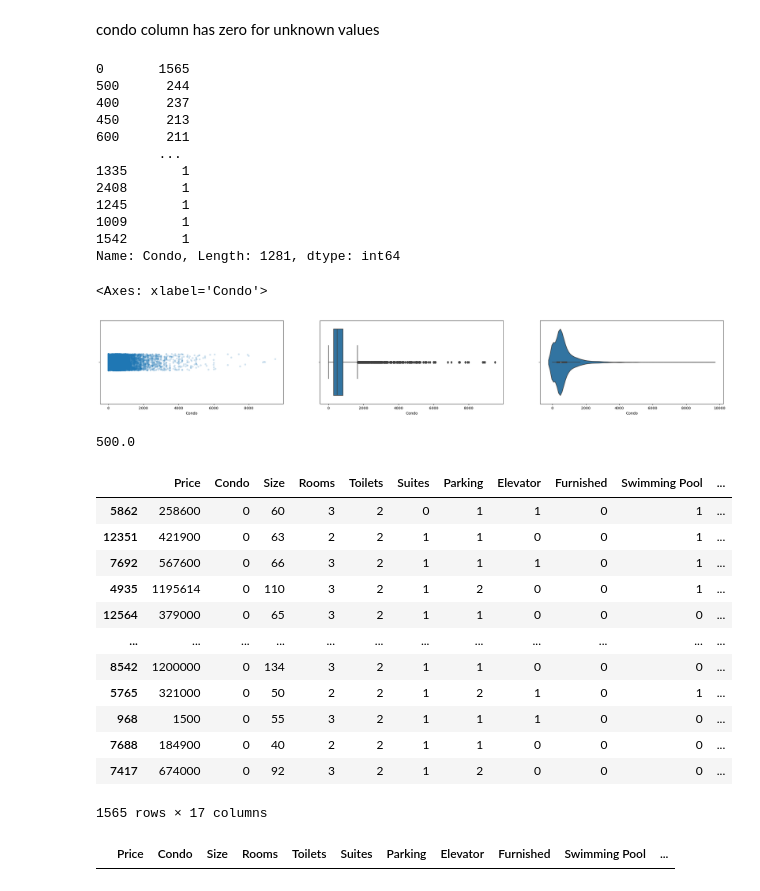
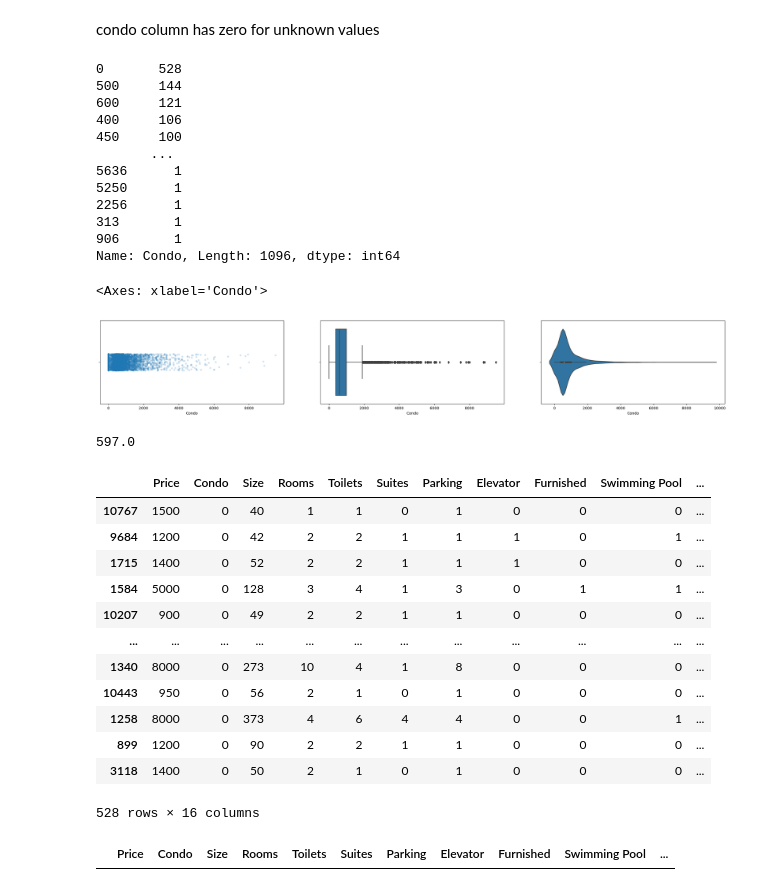
Before and after one commit to HWatanuki/Trabalho_D2APR, a Jupyter notebook: saopaulo-housing.ipynb, the cells around one changed output. Drawn from its saved outputs; the diff is of its cells as text; code cells hidden in the pictures.

```diff
--- a/saopaulo-housing.ipynb
+++ b/saopaulo-housing.ipynb
@@ -88,3 +124,6 @@ display()  # just to avoid texts in the notebook output
 ## 3. Preprocessing the data
 
 3.1 segmenting the core predictor (size)
+# %%
+housing_rent=housing[housing['Negotiation Type']=='rent']
+housing_rent
@@ -126,3 +166,3 @@ https://exame.com/mercado-imobiliario/menor-apartamento-pais-10-metros-quadrados
 # %%
-housing['Size_group'] = pd.cut(housing['Size'], bins=[0, 50, 100, 150, np.inf],
+housing_rent['Size_group'] = pd.cut(housing_rent['Size'], bins=[0, 50, 100, 150, np.inf],
                                         labels=[1, 2, 3, 4], include_lowest=True)
@@ -162,5 +208,5 @@ sns.histplot(housing['Size_group'])
 # %%
 from sklearn.model_selection import train_test_split
 
-housing_train, housing_test = train_test_split(housing, test_size=0.2, stratify=housing['Size_group'], random_state=42)
+housing_rent_train, housing_rent_test = train_test_split(housing_rent, test_size=0.2, stratify=housing_rent['Size_group'], random_state=42)
 # %%
@@ -209,7 +255,7 @@ housing_test['Size_group'].value_counts() / len(housing_test['Size_group'])
 Name: Size_group, dtype: float64
 # %%
 # removing the attribute 'median_income_group'
-housing_train = housing_train.drop(columns=['Size_group'])
-housing_test = housing_test.drop(columns=['Size_group'])
+housing_rent_train = housing_rent_train.drop(columns=['Size_group'])
+housing_rent_test = housing_rent_test.drop(columns=['Size_group'])
 # %%
 # if you want to keep the reference for the row indices from the original dataset, remove the index=False
@@ -220,28 +266,28 @@ housing_test.to_csv('./sample_data/housing_test.csv', index=False)
 # %% [markdown]
 condo column has zero for unknown values
 # %%
-housing_train['Condo'].value_counts()
+housing_rent_train['Condo'].value_counts()
 # %% [output]
-0       1565
-500      244
-400      237
-450      213
-600      211
-        ...
-1335       1
-2408       1
-1245       1
-1009       1
-1542       1
-Name: Condo, Length: 1281, dtype: int64
+0       528
+500     144
+600     121
+400     106
+450     100
+       ...
+5636      1
+5250      1
+2256      1
+313       1
+906       1
+Name: Condo, Length: 1096, dtype: int64
 # %%
 fig, axes = plt.subplots(1, 3, figsize=(30, 4))
 
-sns.stripplot(data=housing_train, x='Condo', ax=axes[0], alpha=0.2)
-sns.boxplot(data=housing_train, x='Condo', ax=axes[1])
-sns.violinplot(data=housing_train, x='Condo', ax=axes[2])
+sns.stripplot(data=housing_rent_train, x='Condo', ax=axes[0], alpha=0.2)
+sns.boxplot(data=housing_rent_train, x='Condo', ax=axes[1])
+sns.violinplot(data=housing_rent_train, x='Condo', ax=axes[2])
 # %% [output]
 <Axes: xlabel='Condo'>
-[figure, old version]
+[figure, new version]
 # %%
 
@@ -249,23 +295,23 @@ housing_train_clean = housing_train.copy()
 # %%
-median_Condo = housing_train_clean['Condo'].median()
+median_Condo = housing_rent_train_clean['Condo'].median()
 median_Condo
 # %% [output]
-500.0
+597.0
 # %%
-mask_zeroes = housing_train_clean[housing_train_clean['Condo']==0]
+mask_zeroes = housing_rent_train_clean[housing_rent_train_clean['Condo']==0]
 mask_zeroes
 # %% [output]
 |  | Price | Condo | Size | Rooms | Toilets | Suites | Parking | Elevator | Furnished | Swimming Pool | ... |
-| 5862 | 258600 | 0 | 60 | 3 | 2 | 0 | 1 | 1 | 0 | 1 | ... |
-| 12351 | 421900 | 0 | 63 | 2 | 2 | 1 | 1 | 0 | 0 | 1 | ... |
-| 7692 | 567600 | 0 | 66 | 3 | 2 | 1 | 1 | 1 | 0 | 1 | ... |
-| 4935 | 1195614 | 0 | 110 | 3 | 2 | 1 | 2 | 0 | 0 | 1 | ... |
-| 12564 | 379000 | 0 | 65 | 3 | 2 | 1 | 1 | 0 | 0 | 0 | ... |
+| 10767 | 1500 | 0 | 40 | 1 | 1 | 0 | 1 | 0 | 0 | 0 | ... |
+| 9684 | 1200 | 0 | 42 | 2 | 2 | 1 | 1 | 1 | 0 | 1 | ... |
+| 1715 | 1400 | 0 | 52 | 2 | 2 | 1 | 1 | 1 | 0 | 0 | ... |
+| 1584 | 5000 | 0 | 128 | 3 | 4 | 1 | 3 | 0 | 1 | 1 | ... |
+| 10207 | 900 | 0 | 49 | 2 | 2 | 1 | 1 | 0 | 0 | 0 | ... |
 | ... | ... | ... | ... | ... | ... | ... | ... | ... | ... | ... | ... |
-| 8542 | 1200000 | 0 | 134 | 3 | 2 | 1 | 1 | 0 | 0 | 0 | ... |
-| 5765 | 321000 | 0 | 50 | 2 | 2 | 1 | 2 | 1 | 0 | 1 | ... |
-| 968 | 1500 | 0 | 55 | 3 | 2 | 1 | 1 | 1 | 0 | 0 | ... |
-| 7688 | 184900 | 0 | 40 | 2 | 2 | 1 | 1 | 0 | 0 | 0 | ... |
-| 7417 | 674000 | 0 | 92 | 3 | 2 | 1 | 2 | 0 | 0 | 0 | ... |
+| 1340 | 8000 | 0 | 273 | 10 | 4 | 1 | 8 | 0 | 0 | 0 | ... |
+| 10443 | 950 | 0 | 56 | 2 | 1 | 0 | 1 | 0 | 0 | 0 | ... |
+| 1258 | 8000 | 0 | 373 | 4 | 6 | 4 | 4 | 0 | 0 | 1 | ... |
+| 899 | 1200 | 0 | 90 | 2 | 2 | 1 | 1 | 0 | 0 | 0 | ... |
+| 3118 | 1400 | 0 | 50 | 2 | 1 | 0 | 1 | 0 | 0 | 0 | ... |
-1565 rows × 17 columns
+528 rows × 16 columns
 # %%
```
Also changed, not shown: parts of 26 cells of this notebook.
